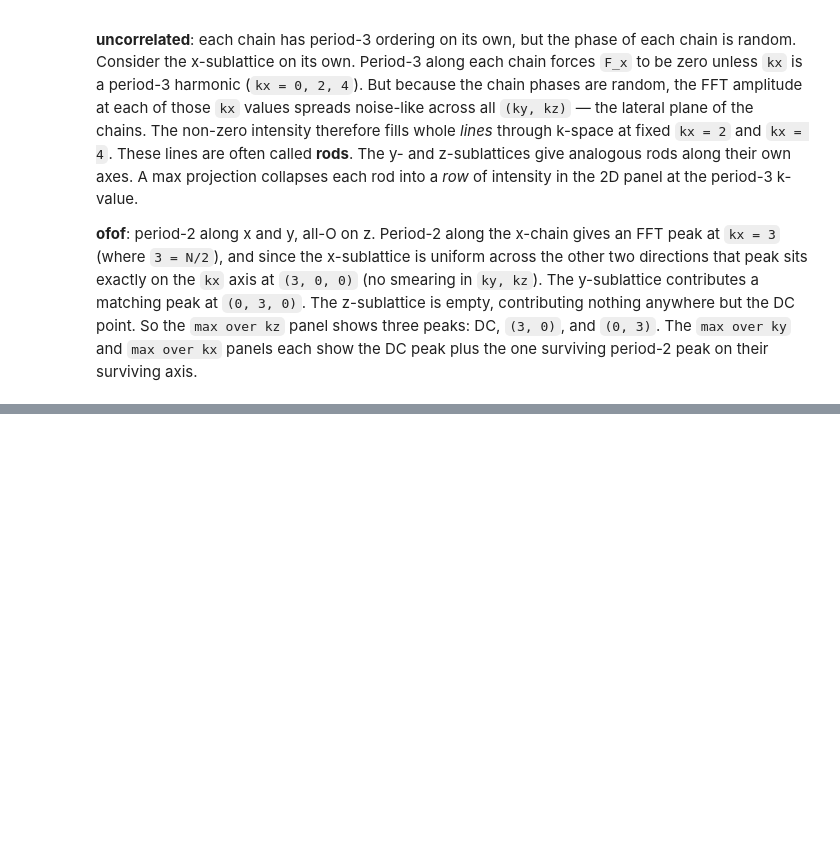
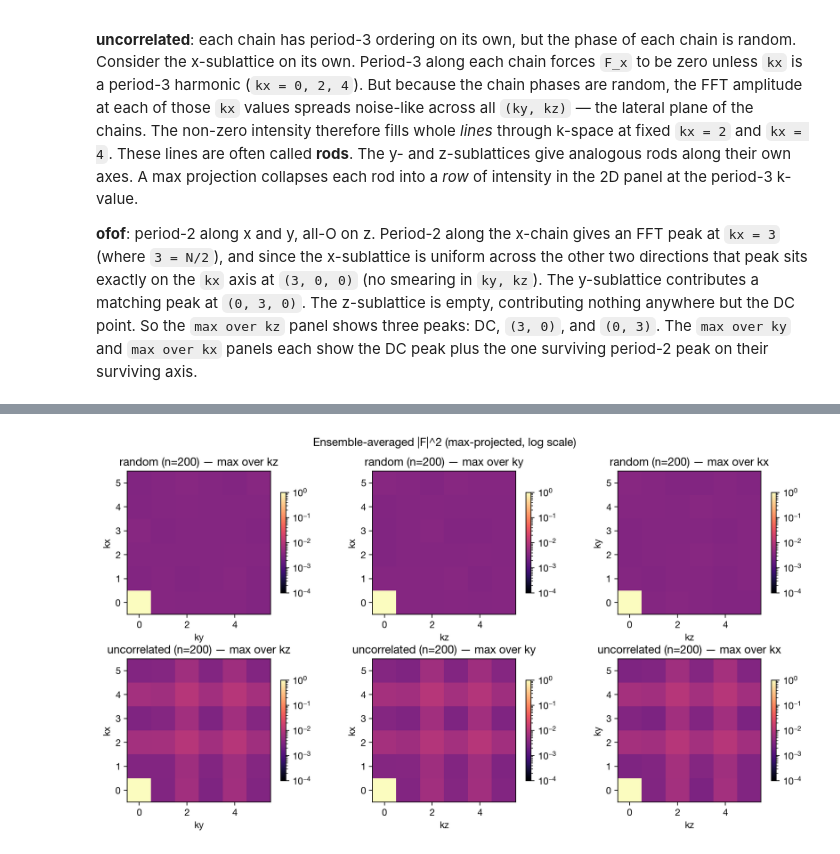
Before and after one commit to bjmorgan/chainorder, a Jupyter notebook: docs/tutorial.ipynb, the cells around one changed output, grey strips where cells are left out. Saved outputs shown, nothing was run; the diff lists cells and outputs as text; code cells hidden in the pictures; blank space fills up the shorter version.

```diff
--- a/docs/tutorial.ipynb
+++ b/docs/tutorial.ipynb
@@ -401,0 +443,23 @@ peak on their surviving axis.
+# %%
+fig, axes = plt.subplots(2, 3, figsize=(11, 6))
+proj_names = [
+    ("max over kz", "kx", "ky"),
+    ("max over ky", "kx", "kz"),
+    ("max over kx", "ky", "kz"),
+]
+ensemble_norm = LogNorm(vmin=1e-4, vmax=1, clip=True)
+for i, (name, mean_sf) in enumerate(zip(["random", "uncorrelated"],
+                                         [random_mean, uncorrelated_mean])):
+    projections = [mean_sf.max(axis=2), mean_sf.max(axis=1), mean_sf.max(axis=0)]
+    for j, (proj_label, x_label, y_label) in enumerate(proj_names):
+        ax = axes[i, j]
+        im = ax.imshow(projections[j], origin="lower", cmap="magma", norm=ensemble_norm)
+        ax.set_title(f"{name} (n={n_realisations}) — {proj_label}")
+        ax.set_xlabel(y_label)
+        ax.set_ylabel(x_label)
+        fig.colorbar(im, ax=ax, shrink=0.7)
+fig.suptitle("Ensemble-averaged |F|^2 (max-projected, log scale)")
+fig.tight_layout()
+plt.show()
+# %% [output]
+[figure, added]
```
Also changed, not shown: parts of 4 cells of this notebook.
